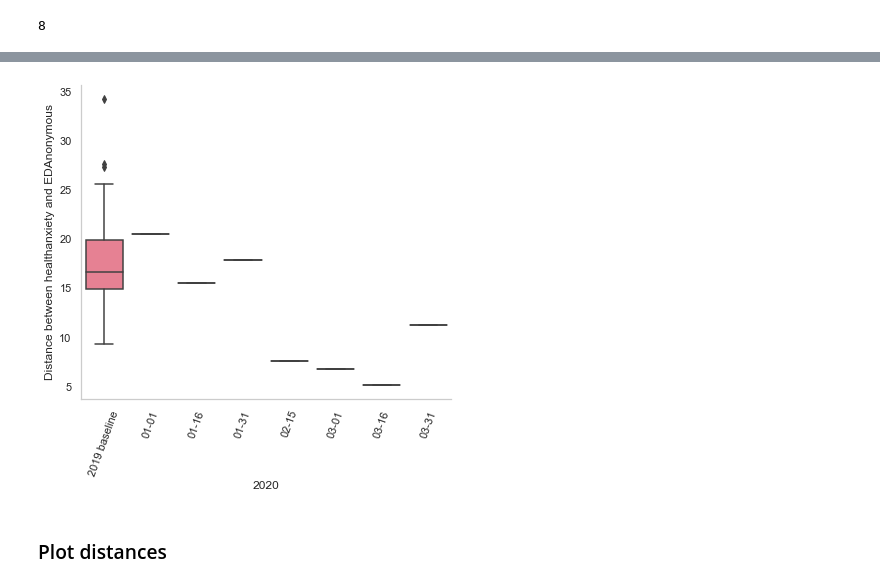
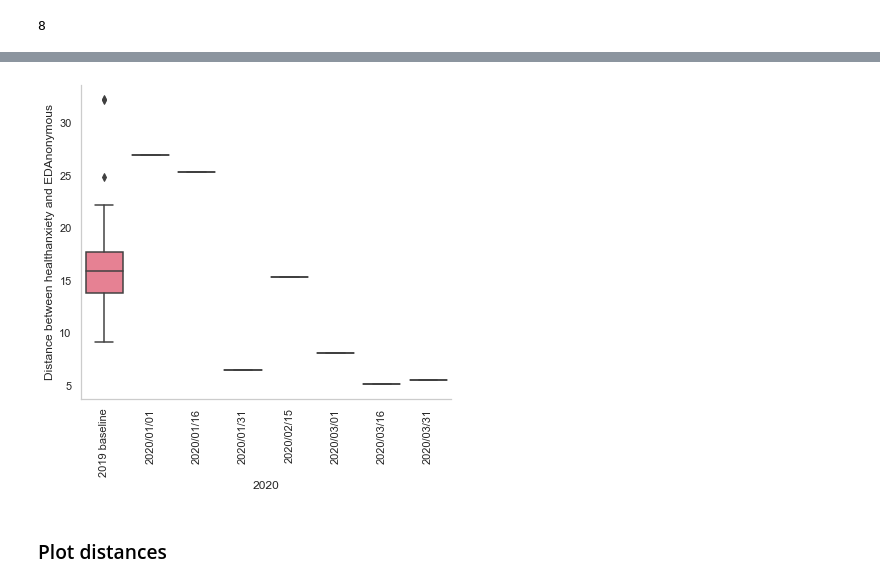
Before and after one commit to danielmlow/reddit, a Jupyter notebook: reddit_cluster.ipynb, the cells around one changed output, grey strips where cells are left out. Cells and saved outputs as stored; diff of their text form; code cells hidden in the pictures.

```diff
--- a/reddit_cluster.ipynb
+++ b/reddit_cluster.ipynb
@@ -730,7 +688,7 @@ plt.savefig(output_dir+'heatmap_dists.png', dpi=300)
 # %%
 # Random subsamplsubring may create reproducibility problems
 subsample = 1300
-reddit_data = load_reddit(subreddits, data_folder=data_folder, subsample = subsample,pre_or_post = 'post')
+reddit_data = load_reddit(subreddits, data_folder=data_folder+'final_features/', subsample = subsample,pre_or_post = 'post')
 features = list(reddit_data.columns)
 features = [n for n in features if n not in ['subreddit','author','date','post']]
 timestep = 15
@@ -746,8 +704,8 @@ for i in range(0,len(days),timestep)[:-1]: #remove last window cause it will hav
   X.append(df_week_feature_cols)
   y.append(df_week_y)
 
-X = np.array(X)
-y = np.array(y)
+X_timesteps = np.array(X)
+y_timesteps = np.array(y)
 days_week = days[::timestep]
 # %% [output]
 (5034, 350)
@@ -785,11 +746,11 @@ samples per timestep: 192.85714285714286
 # %% [markdown]
 ### Compute UMAP and measure distances for each timestep
 # %%
-plot = False
+plot = True
 
 savefig_path = output_dir
 # %%
-# Run
+# Run: this is reproducible if UMAP has seed_value=1234, but it will change with subsampling above
 
 name = subsample
 results = {}
@@ -804,12 +765,13 @@ features = [n for n in features if n not in ['subreddit','author','date','post']
 # y = reddit_data.subreddit.values
 
 method = 'supervised'# 'metric_learning', 'supervised', 'unsupervised'
+plot_centroid_names=True
 annotate = False
 annotate_names = False
-run_Ntimesteps = len(X)# len(X)#len(X) #1,2 ... len(X)
+run_Ntimesteps = len(X_timesteps)# len(X)#len(X) #1,2 ... len(X)
 
 
-for i, (X_i, y_i) in enumerate(zip(X[:run_Ntimesteps],y[:run_Ntimesteps])):
+for i, (X_i, y_i) in enumerate(zip(X_timesteps[:run_Ntimesteps],y_timesteps[:run_Ntimesteps])):
     print('\n{} out of {}'.format(i, run_Ntimesteps))
     start_day = days_week[i].replace('/', '-')
     start_day = f'{start_day}'
@@ -827,12 +789,14 @@ for i, (X_i, y_i) in enumerate(zip(X[:run_Ntimesteps],y[:run_Ntimesteps])):
     for j, (metric,neighbor,dist,dimension,scaler, r) in enumerate(gridsearch):
 
         print('====metric: {},  {} neighbor (low=maintain local structure),  {} dist (low=tightly packed),  {}D======'.format(metric,neighbor,dist,dimension))
-#         title = '{}_timestep_{}_metric_{}_neighbor_{}_dist'.format(i,metric,neighbor,dist)
-        title = f'{start_day}'
+        title = f'{start_day}'.replace('-','/')
         print('running umap...')
-        X_reduced, centers, centers_labels  = run_umap(X = X_i, y = y_i, method = method, scaler=  scaler, neighbor = neighbor , dist=dist, metric=metric,
-            color_code = color_code, annotate_names = annotate_names, annotate = annotate, title=title,
-            savefig_path = savefig_path, plot = plot)
+        X_reduced, centers, centers_labels  = run_umap(X = X_i, y = y_i, method = method, scaler=  scaler,
+                                                       neighbor = neighbor , dist=dist, metric=metric,
+                                                       color_code = color_code, annotate_names = annotate_names,
+                                                       annotate = annotate, title=title,
+                                                       savefig_path = savefig_path, plot = plot,
+                                                       plot_centroid_names=plot_centroid_names)
 
         print('runnning metrics...')
         # compute euclidean distances
@@ -1129,6 +1052,6 @@ input_dir
 # %%
 # Either re-run above or load for reproducibility
-input_dir = './../../datum/reddit/output/supervised_umap/umap_cluster_post_2020-06-15-09-45/'
+input_dir = './../../datum/reddit/output/supervised_umap/umap_cluster_post_2020-06-20-09-18/'
 results_i_dists_hausdorff = np.load(input_dir+'run_1300_umap_gs_dists_hausdorff.npy')
 # %%
 # For each timestep, pairwise distance between clusters
@@ -1215,33 +1138,34 @@ output_dir
 # %%
 sns.set(rc={'figure.figsize':(6,6)}, font_scale =1, palette=sns.color_palette("husl", 7))
 sns.set_style("white", {"axes.edgecolor": ".8"})
 
 y = list(distribution_2019_healthanxiety)
 
 x = ['2019 baseline']*50
 
 for i in range(len(timesteps)):
-    date = timesteps[i].replace('2020/', '')
-    date_new = date.replace('/', '-')
+#     date = timesteps[i].replace('2020/', '')
+#     date_new = date.replace('/', '-')
+    date_new = timesteps[i]
 #     date_new = date+'-'+date[:3]+str(int(date[-2:])+15)
     x = x + [date_new]*50
     y = y + [distances_2020[i]]*50
 
 
 sns.boxplot(x=x,y=y, palette='husl')
 sns.despine()
-plt.xticks(rotation=70)
+plt.xticks(rotation=90)
 plt.xlabel('2020')
 plt.ylabel(f'Distance between {sr_example_a} and {sr_example_b}')
 
 
 
 if add_covid19_mentions:
     sns.lineplot(x=x_covid, y = y_covid, c='k')
 plt.tight_layout()
 plt.savefig(output_dir+'example_distance_distribution.png', dpi=400)
 # %% [output]
-[figure, old version]
+[figure, new version]
 # %% [markdown]
 ### Plot distances
 # %%
```
Also changed, not shown: parts of 56 cells of this notebook.
